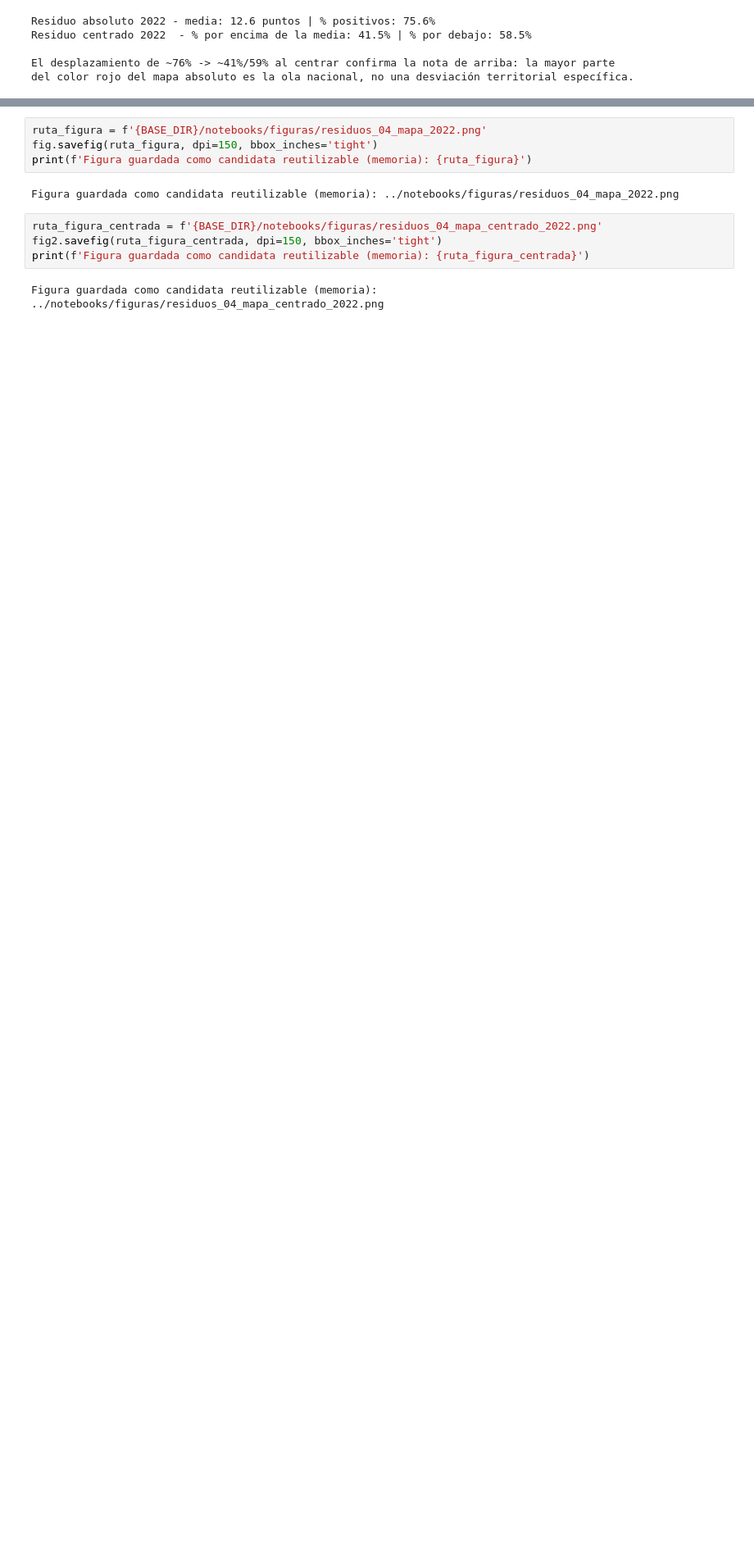
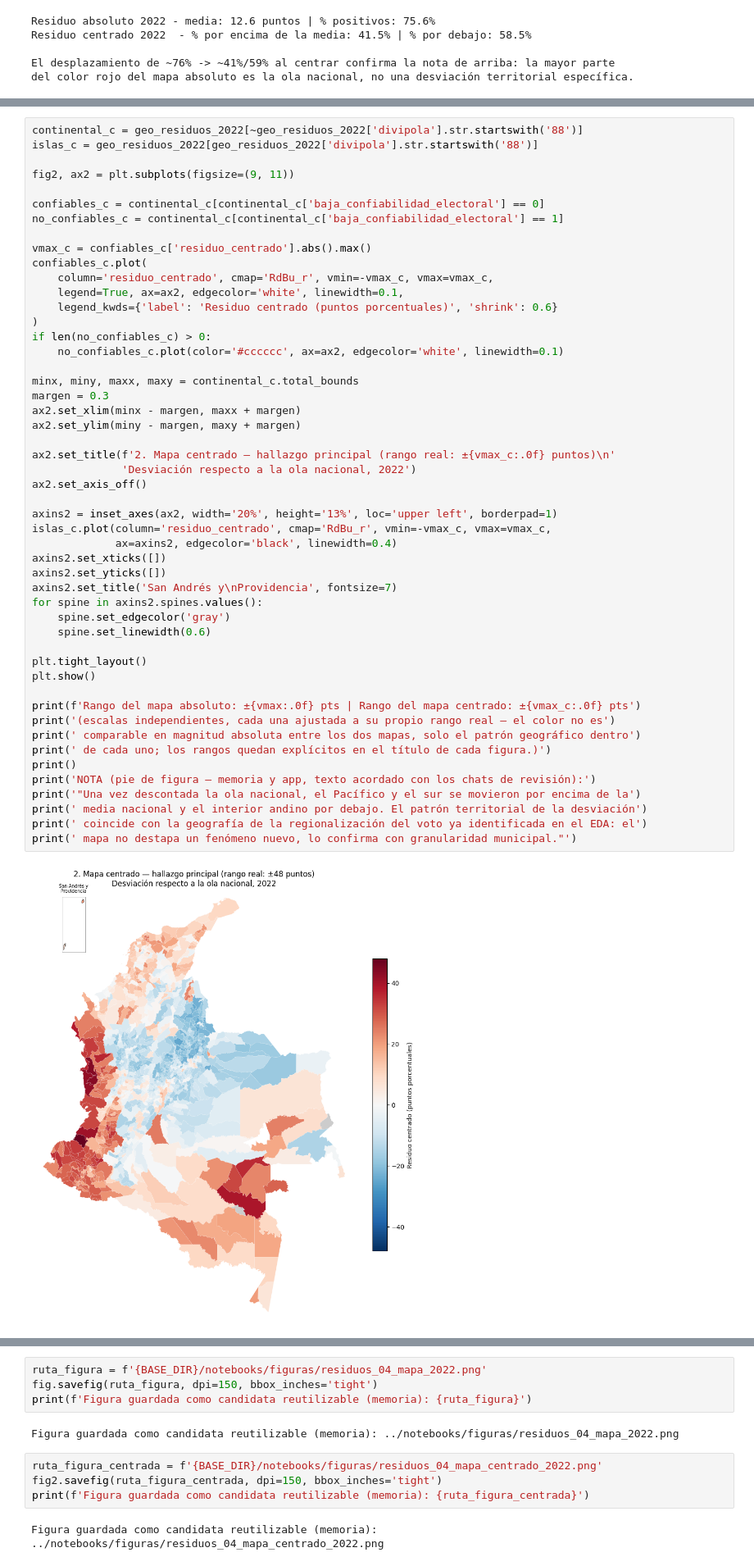
Before and after one commit to usbdiego7777-ui/tfm-electoral-colombia, a Jupyter notebook: notebooks/04_residuos_y_anomalias.ipynb, the cells around one changed output, grey strips where cells are left out. Shown at 82% size. Drawn from its saved outputs; the diff is of its cells as text; blank space fills up the shorter version.

```diff
--- a/notebooks/04_residuos_y_anomalias.ipynb
+++ b/notebooks/04_residuos_y_anomalias.ipynb
@@ -384,0 +407,52 @@ plt.show()
+# %%
+continental_c = geo_residuos_2022[~geo_residuos_2022['divipola'].str.startswith('88')]
+islas_c = geo_residuos_2022[geo_residuos_2022['divipola'].str.startswith('88')]
+
+fig2, ax2 = plt.subplots(figsize=(9, 11))
+
+confiables_c = continental_c[continental_c['baja_confiabilidad_electoral'] == 0]
+no_confiables_c = continental_c[continental_c['baja_confiabilidad_electoral'] == 1]
+
+vmax_c = confiables_c['residuo_centrado'].abs().max()
+confiables_c.plot(
+    column='residuo_centrado', cmap='RdBu_r', vmin=-vmax_c, vmax=vmax_c,
+    legend=True, ax=ax2, edgecolor='white', linewidth=0.1,
+    legend_kwds={'label': 'Residuo centrado (puntos porcentuales)', 'shrink': 0.6}
+)
+if len(no_confiables_c) > 0:
+    no_confiables_c.plot(color='#cccccc', ax=ax2, edgecolor='white', linewidth=0.1)
+
+minx, miny, maxx, maxy = continental_c.total_bounds
+margen = 0.3
+ax2.set_xlim(minx - margen, maxx + margen)
+ax2.set_ylim(miny - margen, maxy + margen)
+
+ax2.set_title(f'2. Mapa centrado — hallazgo principal (rango real: ±{vmax_c:.0f} puntos)\n'
+              'Desviación respecto a la ola nacional, 2022')
+ax2.set_axis_off()
+
+axins2 = inset_axes(ax2, width='20%', height='13%', loc='upper left', borderpad=1)
+islas_c.plot(column='residuo_centrado', cmap='RdBu_r', vmin=-vmax_c, vmax=vmax_c,
+             ax=axins2, edgecolor='black', linewidth=0.4)
+axins2.set_xticks([])
+axins2.set_yticks([])
+axins2.set_title('San Andrés y\nProvidencia', fontsize=7)
+for spine in axins2.spines.values():
+    spine.set_edgecolor('gray')
+    spine.set_linewidth(0.6)
+
+plt.tight_layout()
+plt.show()
+
+print(f'Rango del mapa absoluto: ±{vmax:.0f} pts | Rango del mapa centrado: ±{vmax_c:.0f} pts')
+print('(escalas independientes, cada una ajustada a su propio rango real — el color no es')
+print(' comparable en magnitud absoluta entre los dos mapas, solo el patrón geográfico dentro')
+print(' de cada uno; los rangos quedan explícitos en el título de cada figura.)')
+print()
+print('NOTA (pie de figura — memoria y app, texto acordado con los chats de revisión):')
+print('"Una vez descontada la ola nacional, el Pacífico y el sur se movieron por encima de la')
+print(' media nacional y el interior andino por debajo. El patrón territorial de la desviación')
+print(' coincide con la geografía de la regionalización del voto ya identificada en el EDA: el')
+print(' mapa no destapa un fenómeno nuevo, lo confirma con granularidad municipal."')
+# %% [output]
+[figure, added]
```
Also changed, not shown: parts of 7 cells of this notebook, 2 other files.
